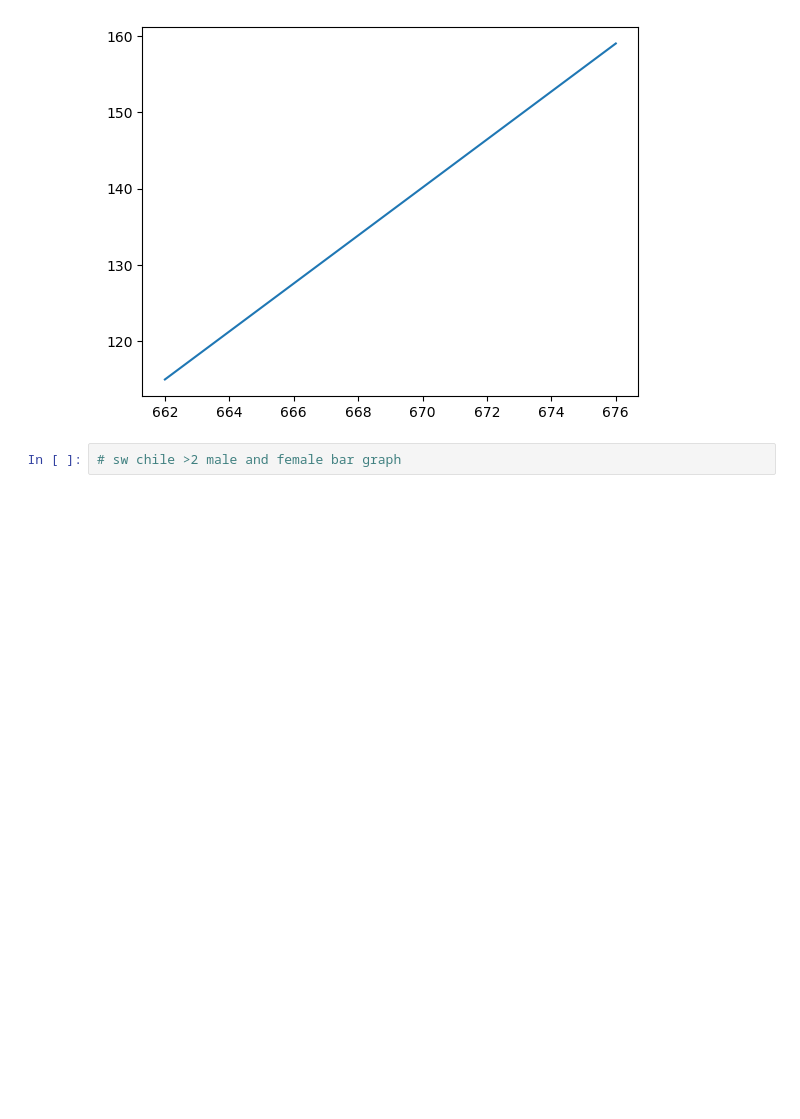
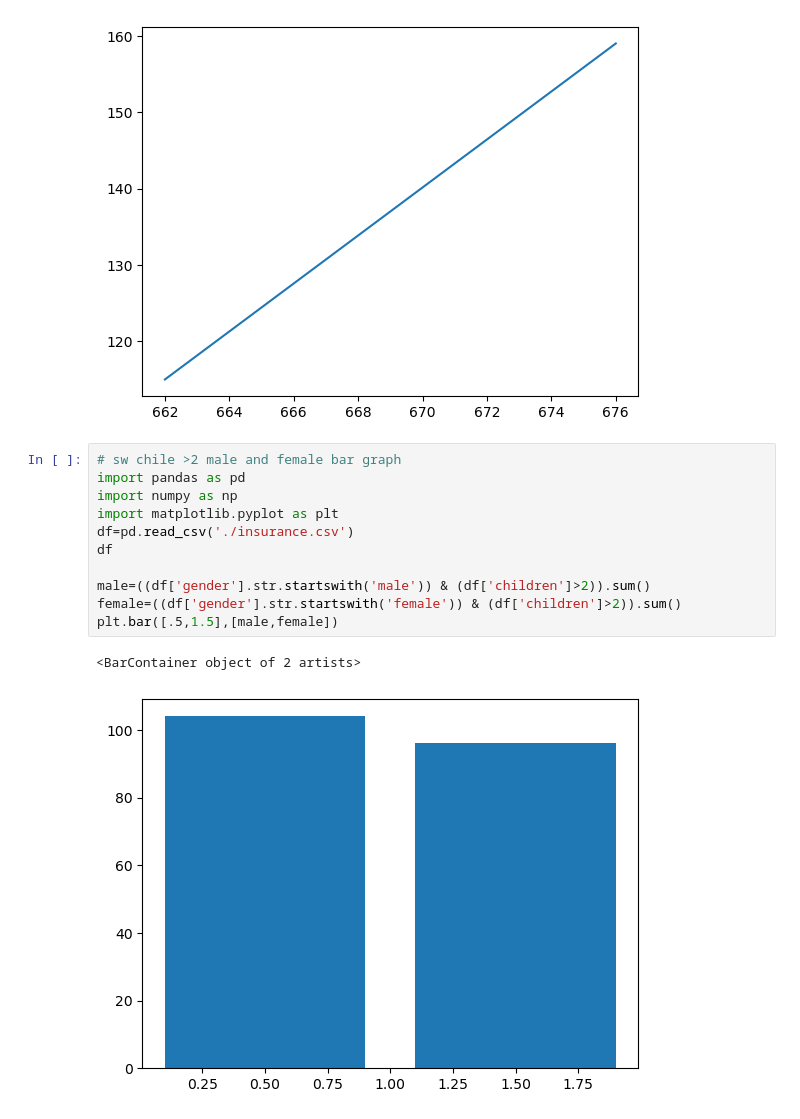
Before and after one commit to basavbamrah/training-sem-7, a Jupyter notebook: basics_5_matplt.ipynb, the cells around one changed output. Cells and saved outputs as stored; diff of their text form; blank space fills up the shorter version.

```diff
--- a/basics_5_matplt.ipynb
+++ b/basics_5_matplt.ipynb
@@ -66,5 +66,17 @@ plt.plot([m,f],[sm,sf])
 # %% [output]
 [<matplotlib.lines.Line2D at 0x...>]
 [figure]
-# %%
-# sw chile >2 male and female bar graph
+# %%
+# sw chile >2 male and female bar graph
+import pandas as pd
+import numpy as np
+import matplotlib.pyplot as plt
+df=pd.read_csv('./insurance.csv')
+df
+
+male=((df['gender'].str.startswith('male')) & (df['children']>2)).sum()
+female=((df['gender'].str.startswith('female')) & (df['children']>2)).sum()
+plt.bar([.5,1.5],[male,female])
+# %% [output]
+<BarContainer object of 2 artists>
+[figure, added]
```
